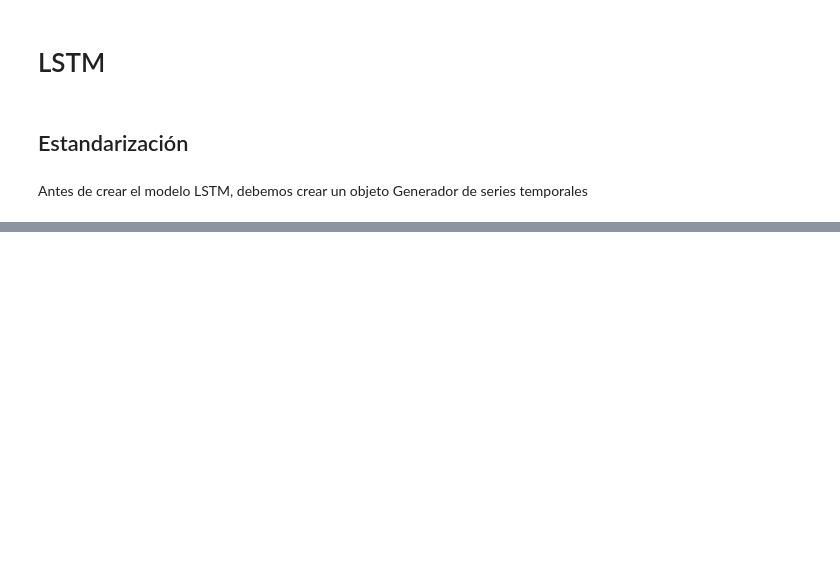
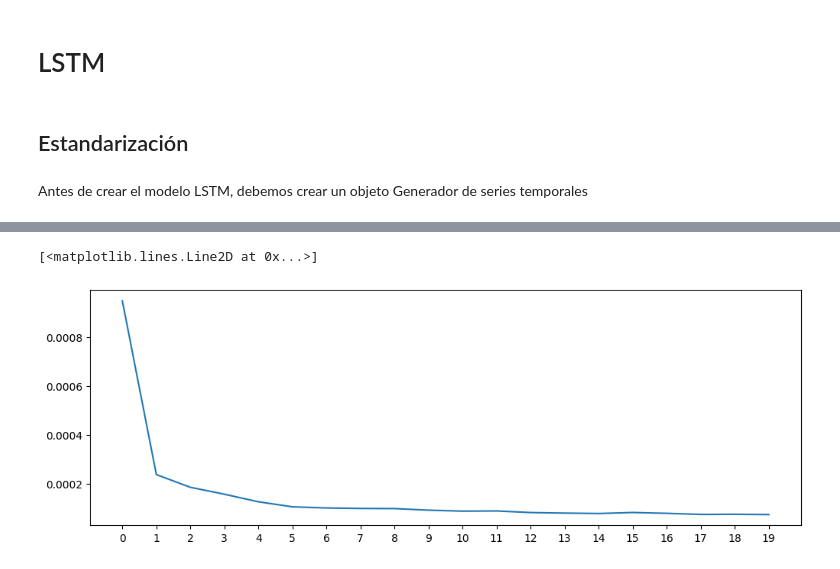
Before and after one commit to JohnCordero1/Finanzas_Pronosticos, a Jupyter notebook: Google_Random_Forest_ARIMA_LSTM_Prophet.ipynb, the cells around one changed output, grey strips where cells are left out. Saved outputs shown, nothing was run; the diff lists cells and outputs as text; code cells hidden in the pictures; blank space fills up the shorter version.

```diff
--- a/Google_Random_Forest_ARIMA_LSTM_Prophet.ipynb
+++ b/Google_Random_Forest_ARIMA_LSTM_Prophet.ipynb
@@ -365,3 +403,9 @@ scaled_train_data = scaler.transform(train_data)
 scaled_test_data = scaler.transform(test_data)
 # %% [markdown]
 Antes de crear el modelo LSTM, debemos crear un objeto Generador de series temporales
+# %%
+from keras.preprocessing.sequence import TimeseriesGenerator
+
+n_input = 7
+n_features = 1
+generator = TimeseriesGenerator(scaled_train_data, scaled_train_data, length=n_input, batch_size=1)
@@ -367,0 +414,11 @@ Antes de crear el modelo LSTM, debemos crear un objeto Generador de series tempo
+# %%
+from keras.models import Sequential
+from keras.layers import Dense
+from keras.layers import LSTM
+
+lstm_model = Sequential()
+lstm_model.add(LSTM(200, activation='relu', input_shape=(n_input, n_features)))
+lstm_model.add(Dense(1))
+lstm_model.compile(optimizer='adam', loss='mse')
+
+print(lstm_model.summary())
@@ -367,0 +440,2 @@ Antes de crear el modelo LSTM, debemos crear un objeto Generador de series tempo
+# %%
+lstm_model.fit_generator(generator, epochs=20)
@@ -367,0 +461,8 @@ Antes de crear el modelo LSTM, debemos crear un objeto Generador de series tempo
+# %%
+losses_lstm = lstm_model.history.history['loss']
+plt.figure(figsize=(12,4))
+plt.xticks(np.arange(0,21,1))
+plt.plot(range(len(losses_lstm)), losses_lstm)
+# %% [output]
+[<matplotlib.lines.Line2D at 0x...>]
+[figure, added]
```
Also changed, not shown: parts of 37 cells of this notebook.
